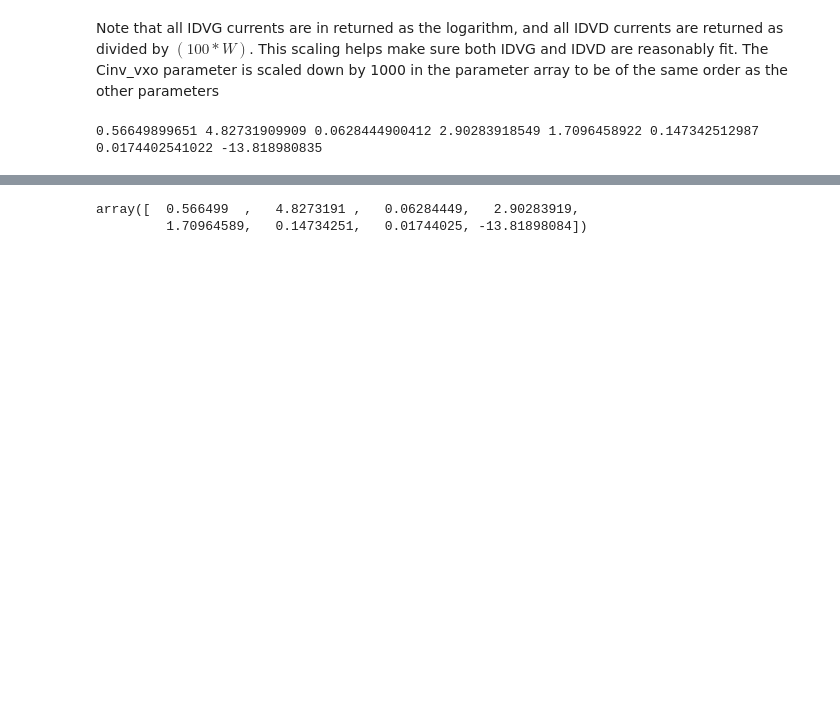
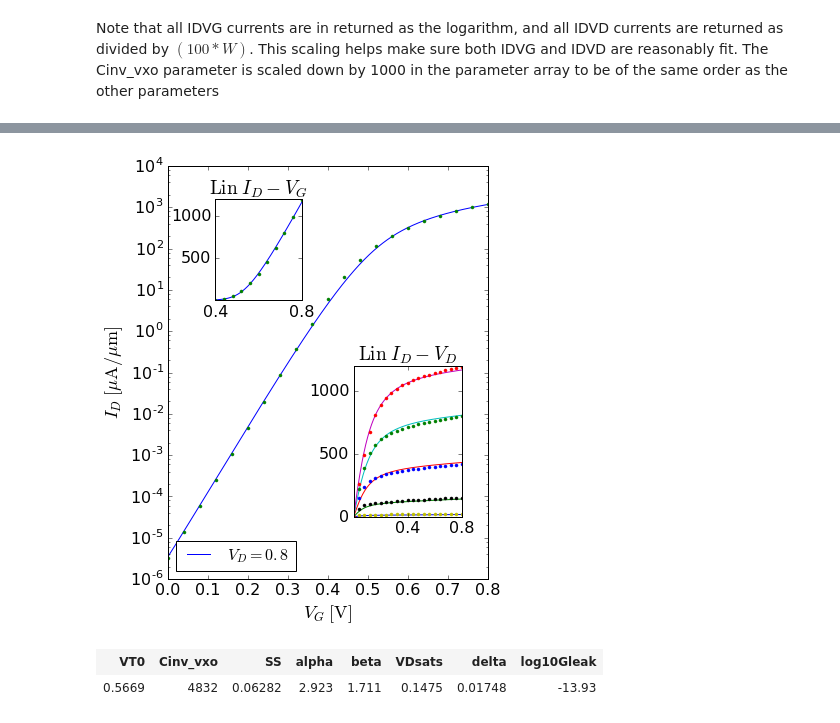
Before and after one commit to samueljamesbader/HyperFET_Project, a Jupyter notebook: DRC2017/Exploration/Fit14nm.ipynb, the cells around one changed output, grey strips where cells are left out. Cells and saved outputs as stored; diff of their text form; code cells hidden in the pictures; blank space fills up the shorter version.

```diff
--- a/DRC2017/Exploration/Fit14nm.ipynb
+++ b/DRC2017/Exploration/Fit14nm.ipynb
@@ -100,14 +67,54 @@ pp=curve_fit(IVsim,V,I,p0=p0,bounds=bounds)[0]
+# %%
+idvd_ratio=1/(100*W)
+def rescale_idvg(I,idvg_marker):
+    I[idvg_marker]=np.log(I[idvg_marker])
+    I[~idvg_marker]=I[~idvg_marker]*idvd_ratio
+    return I
+# %%
+idvg_marker=np.array([True]*len(ptm['idvg']['v'])\
+    +[False]*sum(len(ptm[fname]['v']) for fname in ptm.keys() if fname.startswith('idvd')))
+VD=[VDD]*len(ptm['idvg']['v'])+reduce(add,(list(np.ravel(ptm[fname]['v']))
+            for fname in ptm.keys() if fname.startswith("idvd")))
+VG=list(ptm['idvg']['v'])+reduce(add,([float(fname.split("_")[1])]*len(ptm[fname]['v'])
+            for fname in ptm.keys() if fname.startswith("idvd")))
+V=np.hstack([VD,VG])
+I=np.array(list(np.ravel(ptm['idvg']['i']))+\
+    reduce(add,[list(np.ravel(ptm[fname]['i'])) for fname in ptm.keys() if fname.startswith("idvd")]))
+rescale_idvg(I,idvg_marker);
+
+def IVfunc(V,*p):
+    VT0,Cinv_vxo,SS,alpha,beta,VDsats,delta,log10Gleak=p
+
+    fet=SCMOSFET(
+        W=W,Cinv_vxo=Cinv_vxo,
+        VT0=VT0,alpha=alpha,SS=SS,delta=delta,
+        VDsats=VDsats,beta=beta,Gleak=10**log10Gleak)
+    VD,VG=np.hsplit(V,2)
+    return rescale_idvg(fet.ID(VD,VG),idvg_marker)
+
+
+bounds=list(zip(*[(0,1),(3000,6000),(.06,.1),(0,5),(.5,3),(.05,.5),(0,.1),(-14,-12)]))
+scalings=[1,1000,1,1,1,1,1,1]
+pp=curve_fit_scaled(IVfunc,V,I,p0=p0,bounds=bounds,param_scalings=scalings)[0]
 # %%
 fet_by_fit=None
+opts={
+    'figsize': (6,7),
+    'linidvgpos': [.3,.68,.2,.2],
+    'linidvgxticks': [.4,.8],
+    'linidvgxlim': [.4,.8],
+    'linidvgyticks': [500,1000],
+    'linidvdpos': [.62,.25,.25,.3],
+    'linidvdxticks': [.4,.8],
+    'linidvdyticks': [0,500,1000],
+}
 def show_fitted_HEMT(VT0,Cinv_vxo,SS,alpha,beta,VDsats,delta,log10Gleak):
     global fet_by_fit
-    print(VT0,Cinv_vxo,SS,alpha,beta,VDsats,delta,log10Gleak)
     fet=SCMOSFET(
-        W=W,Cinv_vxo=Cinv_vxo*1000,
+        W=W,Cinv_vxo=Cinv_vxo,
         VT0=VT0,alpha=alpha,SS=SS,delta=delta,
         VDsats=VDsats,beta=beta,Gleak=10**log10Gleak)
     show_transistor(fet,VDD,data=ptm,**opts)
     fet_by_fit=fet
 show_fitted_HEMT(*pp)
 # %% [output]
-0.56649899651 4.82731909909 0.0628444900412 2.90283918549 1.7096458922 0.147342512987 0.0174402541022 -13.818980835
@@ -116,5 +121,6 @@ show_fitted_HEMT(*pp)
+[figure, added]
-# %%
-pp
-# %% [output]
-array([  0.566499  ,   4.8273191 ,   0.06284449,   2.90283919,
-         1.70964589,   0.14734251,   0.01744025, -13.81898084])
+# %%
+display_table(OrderedDict(zip(['VT0','Cinv_vxo','SS','alpha','beta','VDsats','delta','log10Gleak'],pp)))
+# %% [output]
+| VT0 | Cinv_vxo | SS | alpha | beta | VDsats | delta | log10Gleak |
+| 0.5669 | 4832 | 0.06282 | 2.923 | 1.711 | 0.1475 | 0.01748 | -13.93 |
```
Also changed, not shown: parts of 6 cells of this notebook, 29 other files.
